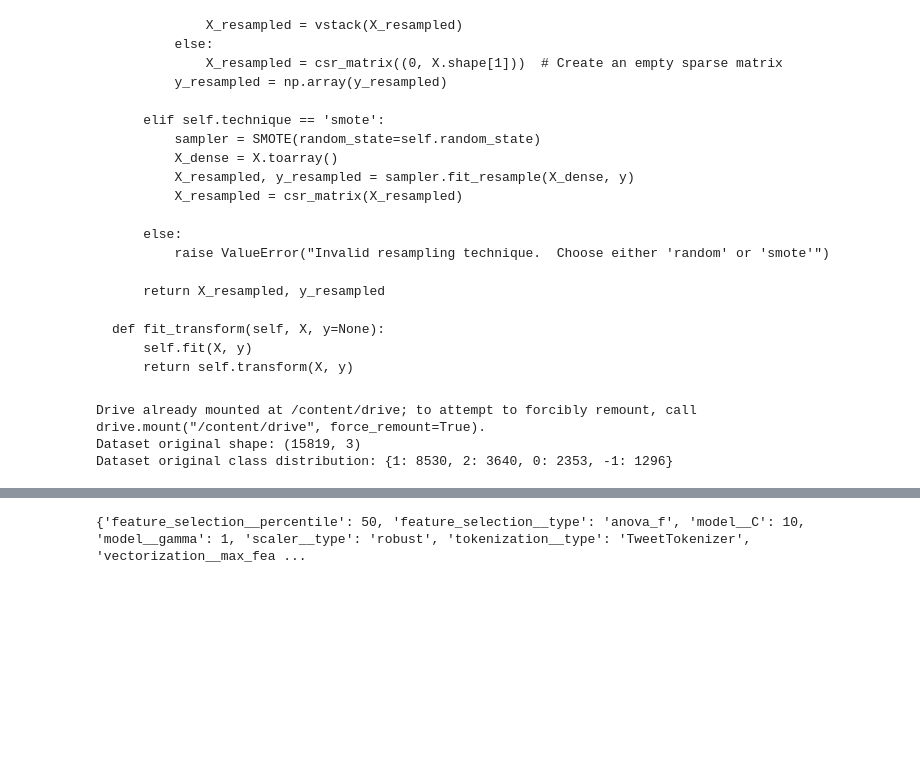
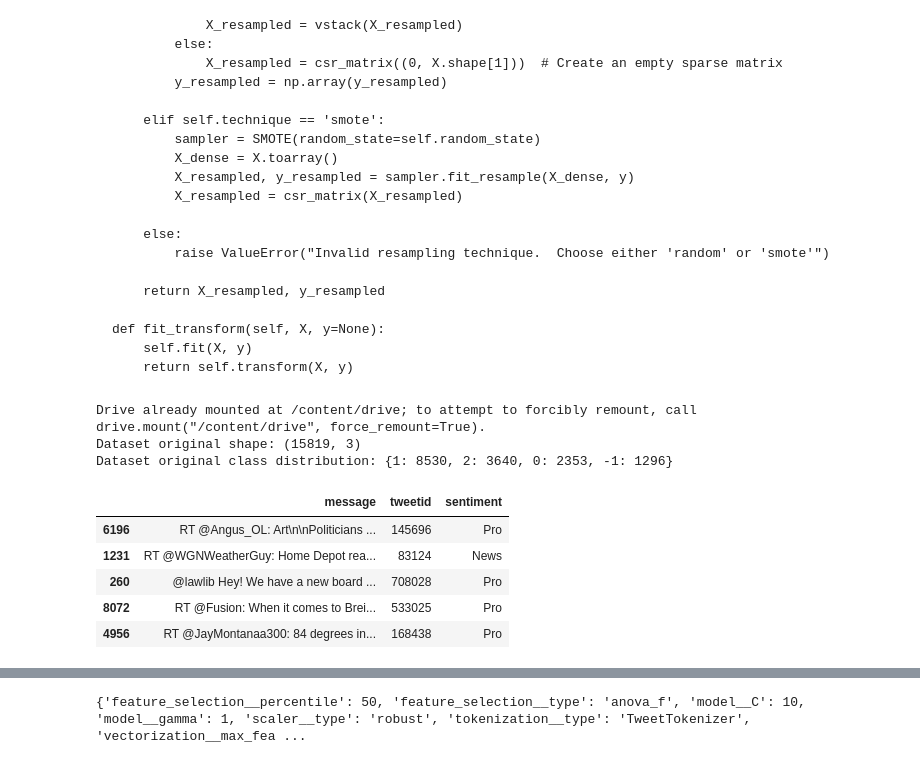
Before and after one commit to dawieloots/advanced-classification-predict, a Jupyter notebook: notebook/Predict_with_pipeline.ipynb, the cells around one changed output, grey strips where cells are left out. Cells and saved outputs as stored; diff of their text form; code cells hidden in the pictures; blank space fills up the shorter version.

```diff
--- a/notebook/Predict_with_pipeline.ipynb
+++ b/notebook/Predict_with_pipeline.ipynb
@@ -410,16 +412,35 @@ class FeatureSelector(BaseEstimator, TransformerMixin):
     def fit_transform(self, X, y=None):
         self.selector.fit(X, y)
         return self.selector.transform(X)
+# %%
+def transform_categorical_labels(data):
+    # Dictionary mapping numerical categories to labels
+    label_map = {
+        2: 'News',
+        1: 'Pro',
+        0: 'Neutral',
+        -1: 'Anti'
+    }
+    transformed_data = data.map(label_map)
+    return transformed_data
 # %%
-df_train, size, class_dictionary = load_dataset('colab',1)
+df_train, size, class_dictionary = load_dataset('colab',0.25)
 # Next section is to calculate class imbalance, for us in randomover and randomundersampling
 number_classes = len(class_dictionary)
 majority = max(class_dictionary.values())
 average_class_count = int(size / number_classes)
 oversampling_strategy = {key: max(average_class_count, count)  for key, count in class_dictionary.items()}
 undersampling_strategy = {key: average_class_count  for key, count in oversampling_strategy.items()}
+df_train['sentiment'] = transform_categorical_labels(df_train['sentiment'])
+df_train.head()
 # %% [output]
 Drive already mounted at /content/drive; to attempt to forcibly remount, call drive.mount("/content/drive", force_remount=True).
 Dataset original shape: (15819, 3)
 Dataset original class distribution: {1: 8530, 2: 3640, 0: 2353, -1: 1296}
+|  | message | tweetid | sentiment |
+| 6196 | RT @Angus_OL: Art\n\nPoliticians ... | 145696 | Pro |
+| 1231 | RT @WGNWeatherGuy: Home Depot rea... | 83124 | News |
+| 260 | @lawlib Hey! We have a new board ... | 708028 | Pro |
+| 8072 | RT @Fusion: When it comes to Brei... | 533025 | Pro |
+| 4956 | RT @JayMontanaa300: 84 degrees in... | 168438 | Pro |
 # %%
```
Also changed, not shown: parts of 6 cells of this notebook, 4 other files.
